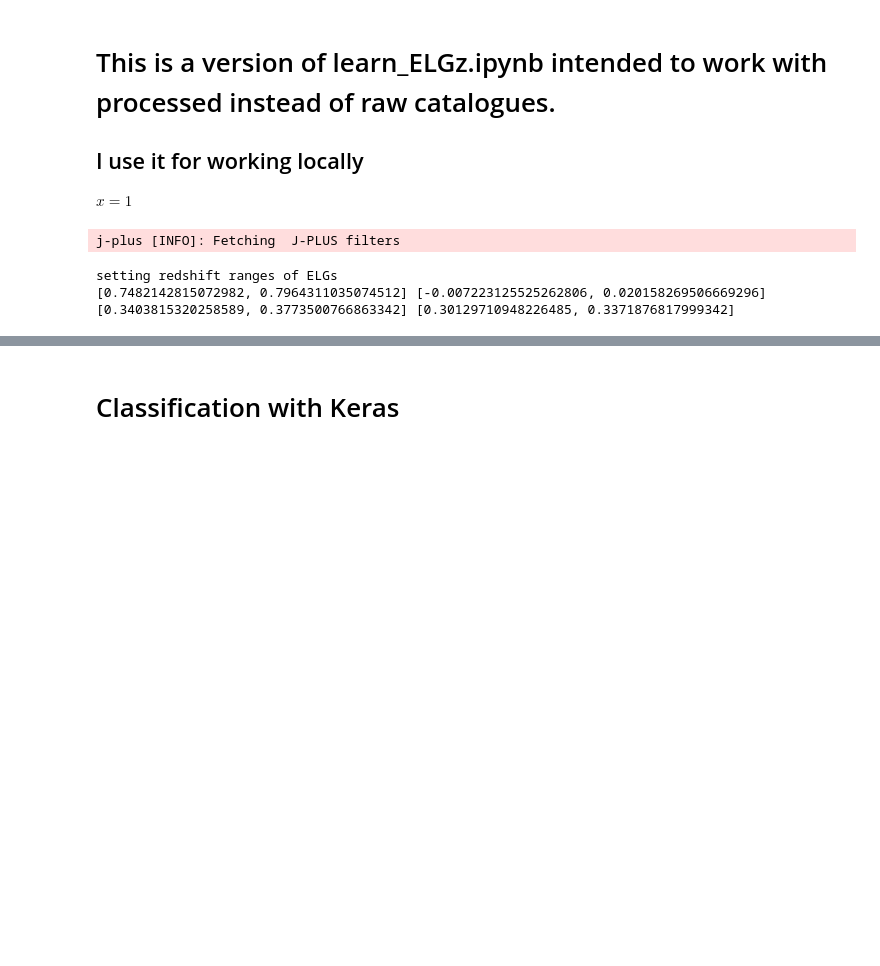
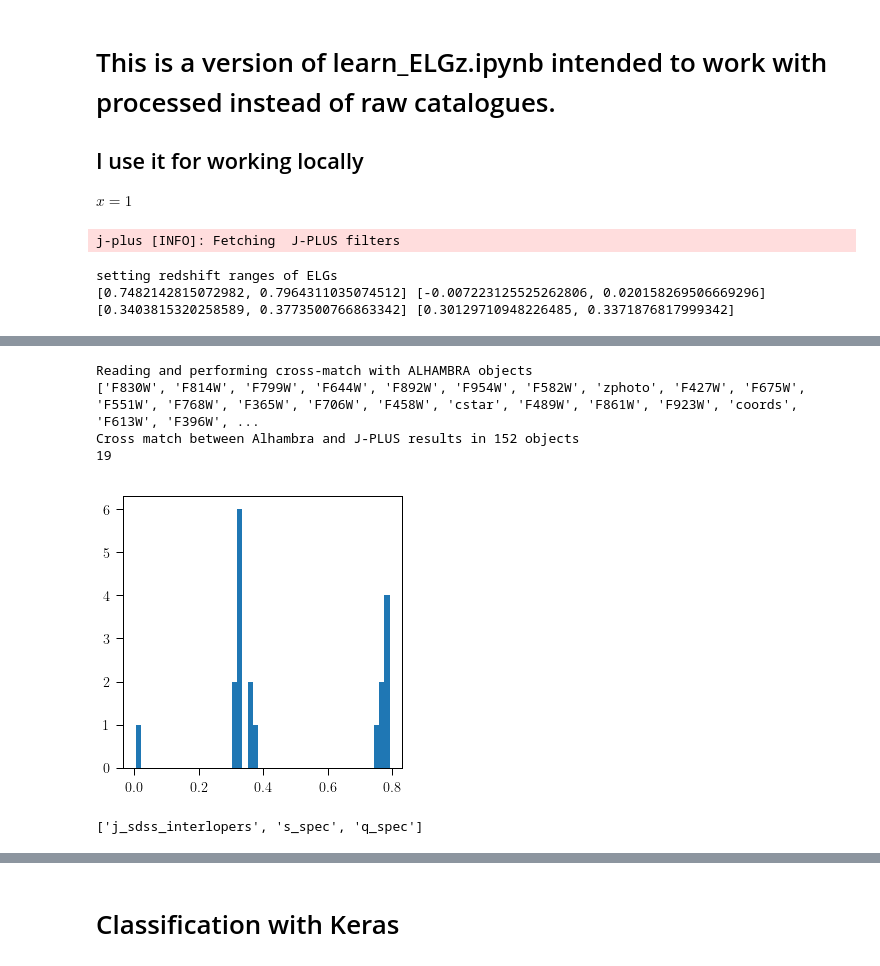
Before and after one commit to aaorsi/ELG_analysis, a Jupyter notebook: local_learn_ELGz.ipynb, the cells around one changed output, grey strips where cells are left out. Cells and saved outputs as stored; diff of their text form; code cells hidden in the pictures; blank space fills up the shorter version.

```diff
--- a/local_learn_ELGz.ipynb
+++ b/local_learn_ELGz.ipynb
@@ -134,8 +136,8 @@ dm, fline, fcont = mtools.gen_3fm(dc['J0660'][:,0],
                     dc['r'+suff][:,0], dc['g'+suff][:,0],
                     Broad_NoLineName='g'+suff)
 
-mask = ((dc['dm_j0660'] > 0.4) & # a minimum EW limit -- not sure what this corresponds to
-        (dc['r'+suff][:,0] > 20) &  # remove most of H-alpha contaminants
+mask = ((dc['dm_j0660'] > 0.3) & # a minimum EW limit -- not sure what this corresponds to
+        (dc['r'+suff][:,0] > 18) &  # remove most of H-alpha contaminants
         (dc['mask_flags_J0660'] == 0) & # no artifacts is J0660 photometry
         (dc['mask_flags_rJAVA'] == 0) &
         (dc['single_detect_J0660'] != 0) & # Objects are detected in both rJAVA and J0660
@@ -245,8 +249,12 @@ if suff == 'SDSS': # check cross-match by comparing rJAVA to rSDSS
 # %%
 print 'Loading 3D-HST and DEEP2'
 # Loading 3D-HST and DEEP2 DR4 data
+import get_3dhst as hst
+from astropy.io import fits
 
-hstdata = hst.select_3DHST_z(0,5)#,LineName='Ha_flux',LineMin=0.001)
+SurveysDir = '/Users/aaorsi/work/ELG_analysis/data/cats/'
+
+hstdata = hst.select_3DHST_z(0,5,RootDir = SurveysDir )#,LineName='Ha_flux',LineMin=0.001)
 nhst = len(hstdata['ra'])
 hst_coords = np.zeros([nhst,2])
 
@@ -254,7 +262,7 @@ for i in range(nhst):
     hst_coords[i,:] = [hstdata['ra'][i],hstdata['dec'][i]]
 hstdata['coords'] = hst_coords
 
-deep2_data = '/home/CEFCA/aaorsi/work/elg_jplus/spec/deep2/dr4/zcat.deep2.dr4.fits'
+deep2_data = '%szcat.deep2.dr4.fits'%SurveysDir
 deep2 = fits.open(deep2_data)[1].data
 
 
@@ -301,34 +317,54 @@ print 'Done loading data!'
 # %%
 print 'Reading and performing cross-match with ALHAMBRA objects'
 import deepdish as dd
-AlhambraFile = '/home/CEFCA/aaorsi/work/alhambra/Alhambra.hdf5'
+AlhambraFile = '%sAlhambra.hdf5'%SurveysDir
 
 alh = dd.io.load(AlhambraFile)
 print alh.keys()
 
 
 alh_d,alh_ind = jplus.tools.crossmatch_angular(dcat['coords'],alh['coords'],max_distance=3e-4)
 alh_m = ((alh_d != np.inf))
 
 j_alh = jplus.tools.select_object(dcat, alh_m)
 print 'Cross match between Alhambra and J-PLUS results in %ld objects' % len(j_alh['tile_id'])
 j_alh['z_spec'] = alh['zphoto'][alh_ind[alh_m]]
 
 plt.rcParams['figure.figsize'] = 5, 5
 
 mask_elgs =  (
             (((j_alh['z_spec'] > z_ha[0])   & (j_alh['z_spec'] < z_ha[1]))   |
            ((j_alh['z_spec'] > z_hb[0])   & (j_alh['z_spec'] < z_hb[1]))   |
            ((j_alh['z_spec'] > z_oiii[0]) & (j_alh['z_spec'] < z_oiii[1])) |
            ((j_alh['z_spec'] > z_oii[0])  & (j_alh['z_spec'] < z_oii[1]))))
 
 
 plt.hist(j_alh['z_spec'][mask_elgs], bins=50)
 nalh = len(j_alh['z_spec'][mask_elgs])
 
 j_alhambra = jplus.tools.select_object(j_alh, mask_elgs)
 
 print nalh
+# %% [output]
+Reading and performing cross-match with ALHAMBRA objects
+['F830W', 'F814W', 'F799W', 'F644W', 'F892W', 'F954W', 'F582W', 'zphoto', 'F427W', 'F675W', 'F551W', 'F768W', 'F365W', 'F706W', 'F458W', 'cstar', 'F489W', 'F861W', 'F923W', 'coords', 'F613W', 'F396W', ...
+Cross match between Alhambra and J-PLUS results in 152 objects
+19
+[figure, added]
+# %%
+#Load SDSS contaminants
+
+fname = '%s/sdss_contaminants.data'%SurveysDir
+
+sdss_dict = pickle.load(open(fname))
+print sdss_dict.keys()
+j_sdss_interlopers = sdss_dict['j_sdss_interlopers']
+s_spec = sdss_dict['s_spec']
+q_spec = sdss_dict['q_spec']
+
+ncontaminants = len(s_spec['tile_id']) + len(j_sdss_interlopers['tile_id'])+len(q_spec['tile_id'])
+# %% [output]
+['j_sdss_interlopers', 's_spec', 'q_spec']
 # %%
 %matplotlib inline
 import matplotlib.gridspec as gsc
```
Also changed, not shown: parts of 4 cells of this notebook, 2 other files.
